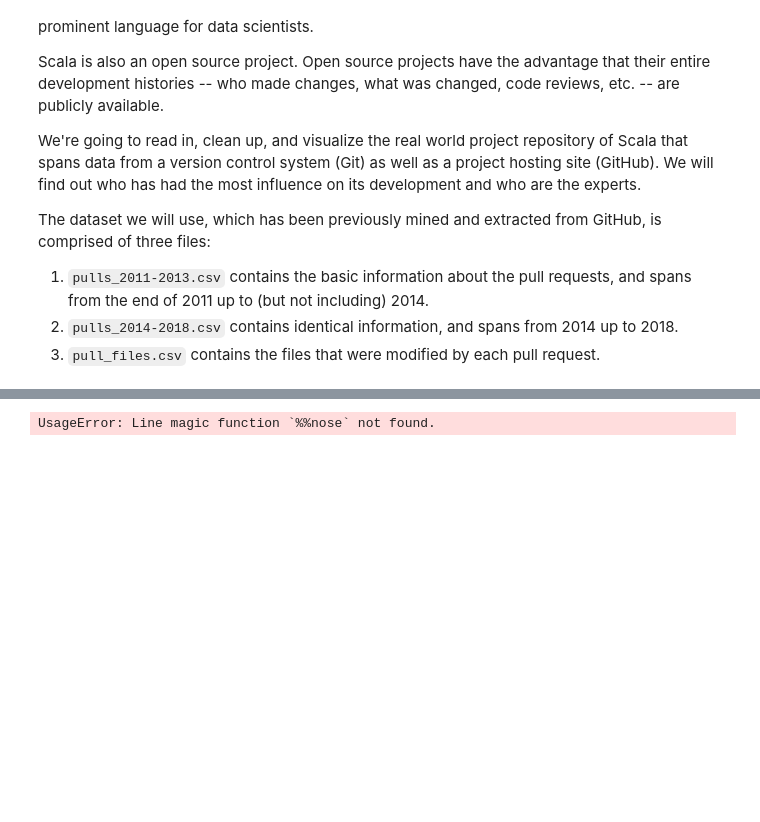
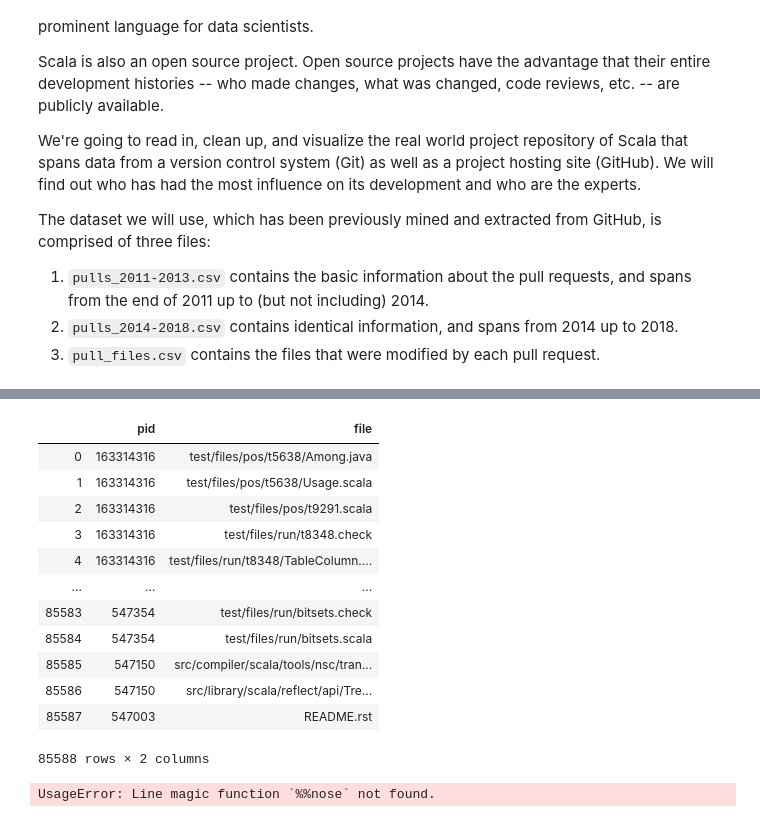
Before and after one commit to Hotlynn2/THE-GITHUB-HISTORY-OF-THE-SCALA-LANGUAGE, a Jupyter notebook: Scal Real-world project.ipynb, the cells around one changed output, grey strips where cells are left out. Saved outputs shown, nothing was run; the diff lists cells and outputs as text; code cells hidden in the pictures; blank space fills up the shorter version.

```diff
--- a/Scal Real-world project.ipynb
+++ b/Scal Real-world project.ipynb
@@ -20,3 +52,19 @@ pull_files = pd.read_csv('datasets/pull_files.csv')
+# %%
+pull_files
+# %% [output]
+|  | pid | file |
+| 0 | 163314316 | test/files/pos/t5638/Among.java |
+| 1 | 163314316 | test/files/pos/t5638/Usage.scala |
+| 2 | 163314316 | test/files/pos/t9291.scala |
+| 3 | 163314316 | test/files/run/t8348.check |
+| 4 | 163314316 | test/files/run/t8348/TableColumn.... |
+| ... | ... | ... |
+| 85583 | 547354 | test/files/run/bitsets.check |
+| 85584 | 547354 | test/files/run/bitsets.scala |
+| 85585 | 547150 | src/compiler/scala/tools/nsc/tran... |
+| 85586 | 547150 | src/library/scala/reflect/api/Tre... |
+| 85587 | 547003 | README.rst |
+85588 rows × 2 columns
 # %%
 #import holoviews as hv
 #hv.extension('bokeh')
```
Also changed, not shown: parts of 5 cells of this notebook.
